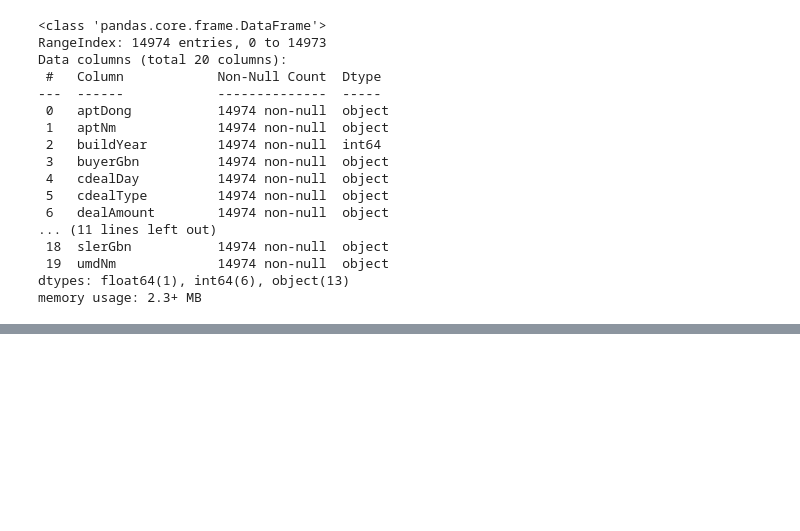
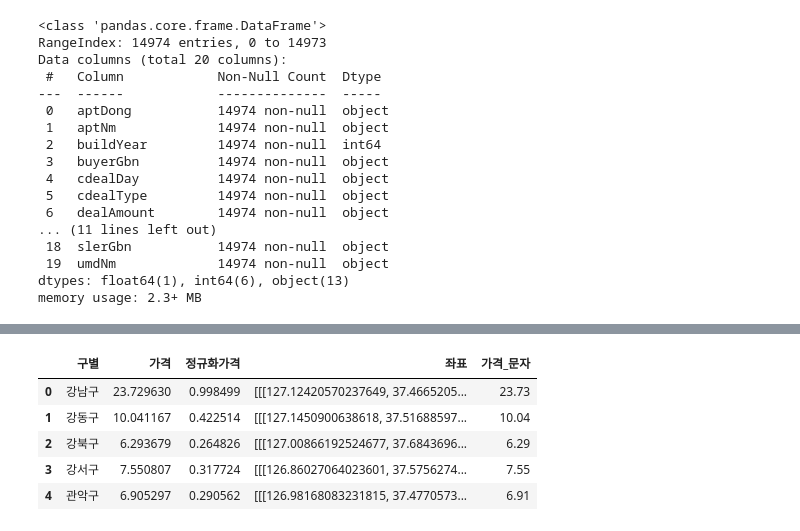
Before and after one commit to ppvid/Dataviz, a Jupyter notebook: 데이터 시각화/3D지도시각화.ipynb, the cells around one changed output, grey strips where cells are left out. Drawn from its saved outputs; the diff is of its cells as text; code cells hidden in the pictures; blank space fills up the shorter version.

```diff
--- a/데이터 시각화/3D지도시각화.ipynb
+++ b/데이터 시각화/3D지도시각화.ipynb
@@ -304,7 +348,7 @@ if not os.path.exists('./data/아파트실거래가_위도경도.csv'):
             "crs": "epsg:4326",
             "address": address,
             "format": "json",
-            "type": "road",
+            "type": "parcel",
             "key": "3346A0C0-1596-3B19-903C-6CADB520EC4A"
         }
         response = requests.get(apiurl, params=params)
@@ -313,12 +357,13 @@ if not os.path.exists('./data/아파트실거래가_위도경도.csv'):
             geo_apt[address]=(point['y'],point['x'])  #위도,경도
     print('처리 전 유일한 주소지의 개수:',len(unique_addresses), end='\r')
     print(f'처리된 주소지 개수: {len(geo_apt)}', end='\r')
-    df_matched['위도']=df_matched['주소지'].map(lambda addr: geo_apt.get(addr,(np.nan,np.nan))[0])
-    df_matched['경도']=df_matched['주소지'].map(lambda addr: geo_apt.get(addr,(np.nan,np.nan))[1])
-    df_matched.to_csv('./data/아파트실거래가_위도경도.csv',index=False,encoding='utf-8')
-    df_matched=pd.read_csv('./data/아파트실거래가_위도경도.csv',encoding='utf-8')
+    df_apt['위도']=df_apt['주소지'].map(lambda x: geo_apt[x][0] if x in geo_apt else np.nan)
+    df_apt['경도']=df_apt['주소지'].map(lambda x: geo_apt[x][1] if x in geo_apt else np.nan)
+    df_apt=df_apt.dropna(subset=['위도','경도'])
+    df_apt.to_csv('./data/아파트실거래가_위도경도.csv',index=False,encoding='utf-8')
+    df_apt=pd.read_csv('./data/아파트실거래가_위도경도.csv',encoding='utf-8')
 else:
-    df_matched=pd.read_csv('./data/아파트실거래가_위도경도.csv',encoding='utf-8')
+    df_apt=pd.read_csv('./data/아파트실거래가_위도경도.csv',encoding='utf-8')
 # %%
 import pandas as pd
 import numpy as np
@@ -329,0 +398,4 @@ SyntaxError: invalid syntax (3640782968.py, line 5)
+# %%
+df_avg_price=df_apt.groupby('구별')['가격'].mean().reset_index()
+df_avg_price['정규화가격']=df_avg_price['가격']/df_avg_price['가격'].max()
+df_avg_price.head()
@@ -329,0 +409,12 @@ SyntaxError: invalid syntax (3640782968.py, line 5)
+# %%
+import pandas as pd
+gu_json=pd.read_json(r'.\data\N3A_G0100000.json')
+df_gu_geo=pd.DataFrame()
+#중구 데이터가 겹치므로 서울의 중구만 뽑아옴
+seoul_features = [f for f in gu_json['features'] if f['properties']['BJCD'].startswith('11')]
+# DataFrame 생성
+df_gu_geo = pd.DataFrame({
+    '구별': [f['properties']['NAME'] for f in seoul_features],
+    '좌표': [f['geometry']['coordinates'] for f in seoul_features]
+})
+df_gu_geo.info()
@@ -329,0 +431,9 @@ SyntaxError: invalid syntax (3640782968.py, line 5)
+# %%
+df_avg_price=df_avg_price.merge(
+    df_gu_geo,
+    on='구별',
+    how='left'
+)
+
+df_avg_price['가격_문자']=df_avg_price['가격'].apply(lambda x:f'{x:.2f}')
+df_avg_price.info()
@@ -329,0 +453,9 @@ SyntaxError: invalid syntax (3640782968.py, line 5)
+# %%
+df_avg_price.head()
+# %% [output]
+|  | 구별 | 가격 | 정규화가격 | 좌표 | 가격_문자 |
+| 0 | 강남구 | 23.729630 | 0.998499 | [[[127.12420570237649, 37.4665205... | 23.73 |
+| 1 | 강동구 | 10.041167 | 0.422514 | [[[127.1450900638618, 37.51688597... | 10.04 |
+| 2 | 강북구 | 6.293679 | 0.264826 | [[[127.00866192524677, 37.6843696... | 6.29 |
+| 3 | 강서구 | 7.550807 | 0.317724 | [[[126.86027064023601, 37.5756274... | 7.55 |
+| 4 | 관악구 | 6.905297 | 0.290562 | [[[126.98168083231815, 37.4770573... | 6.91 |
```
Also changed, not shown: parts of 16 cells of this notebook, 7 other files.
